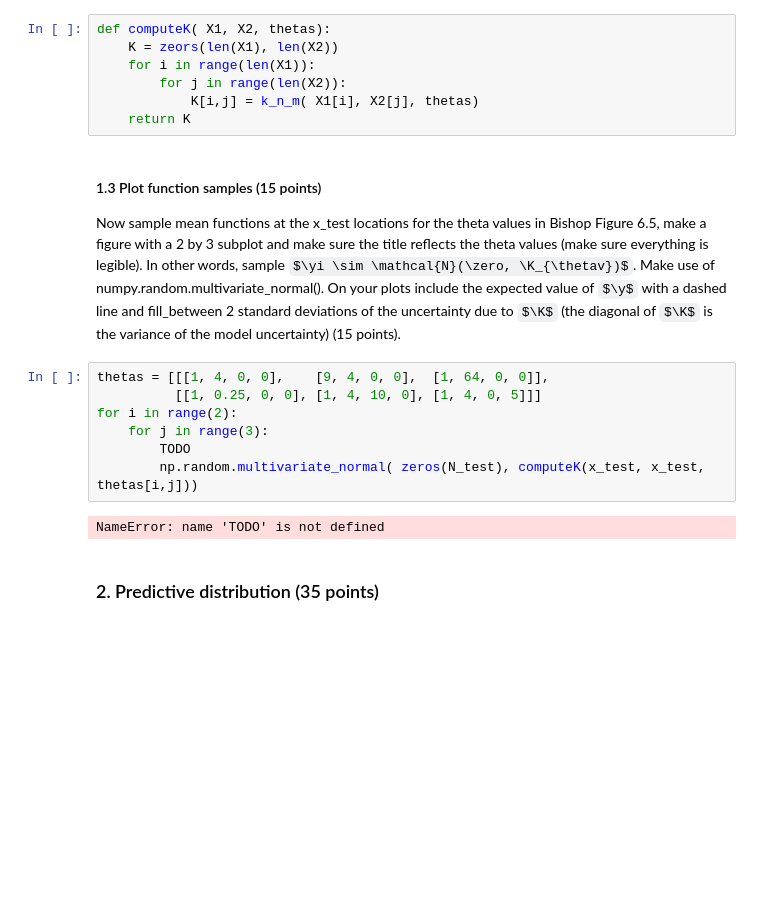
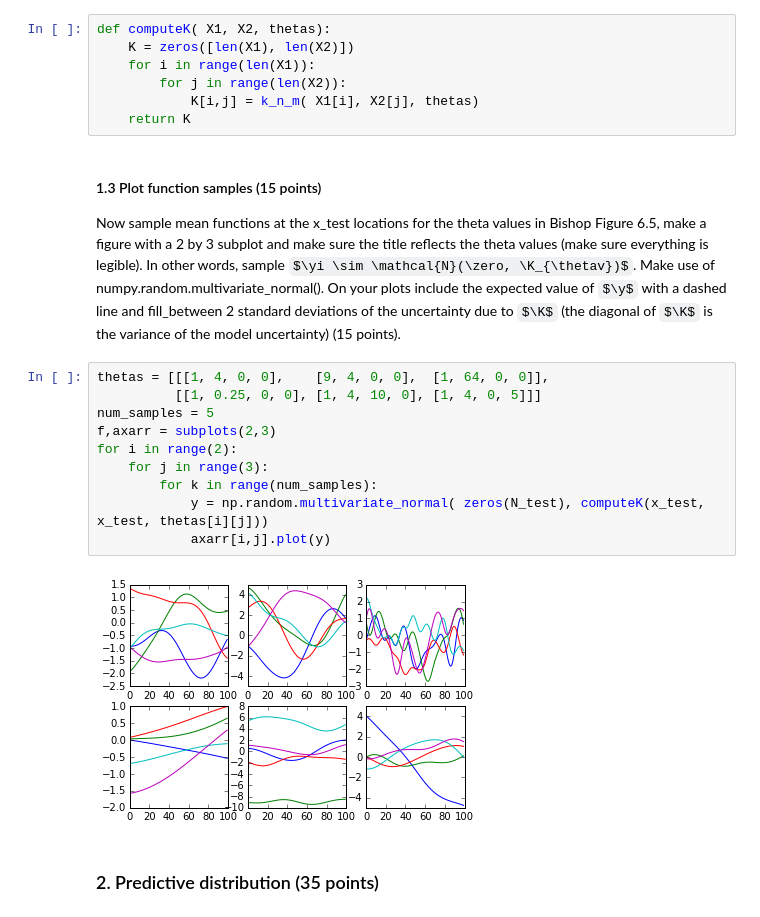
Before and after one commit to UnarmedLad/Machine-Learning-1, a Jupyter notebook: Lab3.ipynb, the cells around one changed output. Saved outputs shown, nothing was run; the diff lists cells and outputs as text; some formulas as TeX source; blank space fills up the shorter version.

```diff
--- a/Lab3.ipynb
+++ b/Lab3.ipynb
@@ -101,7 +101,7 @@ def k_n_m( xn, xm, thetas):
 Eqn 6.60 is the marginal distribution of mean ouput of $N$ data vectors: $p(\y) = \mathcal{N}(\zero, \K)$.  Notice that the expected mean function is $0$ at all locations, and that the covariance is a $N$ by $N$ kernel matrix $\K$.  Write a function "computeK( X1, X2, thetas )" that computes the kernel matrix. Hint: use k_n_m as part of an innner loop (of course, there are more efficient ways of computing the kernel function making better use of vectorization, but that is not necessary) (5 points).
 # %%
 def computeK( X1, X2, thetas):
-    K = zeors(len(X1), len(X2))
+    K = zeros([len(X1), len(X2)])
     for i in range(len(X1)):
         for j in range(len(X2)):
             K[i,j] = k_n_m( X1[i], X2[j], thetas)
@@ -112,12 +112,15 @@ Now sample mean functions at the x_test locations for the theta values in Bishop
 # %%
 thetas = [[[1, 4, 0, 0],    [9, 4, 0, 0],  [1, 64, 0, 0]],
           [[1, 0.25, 0, 0], [1, 4, 10, 0], [1, 4, 0, 5]]]
+num_samples = 5
+f,axarr = subplots(2,3)
 for i in range(2):
     for j in range(3):
-        TODO
-        np.random.multivariate_normal( zeros(N_test), computeK(x_test, x_test, thetas[i,j]))
+        for k in range(num_samples):
+            y = np.random.multivariate_normal( zeros(N_test), computeK(x_test, x_test, thetas[i][j]))
+            axarr[i,j].plot(y)
 # %% [output]
-NameError: name 'TODO' is not defined
+[figure, added]
 # %% [markdown]
 ### 2. Predictive distribution (35 points)
 # %% [markdown]
```
Also changed, not shown: parts of 1 cell of this notebook.
